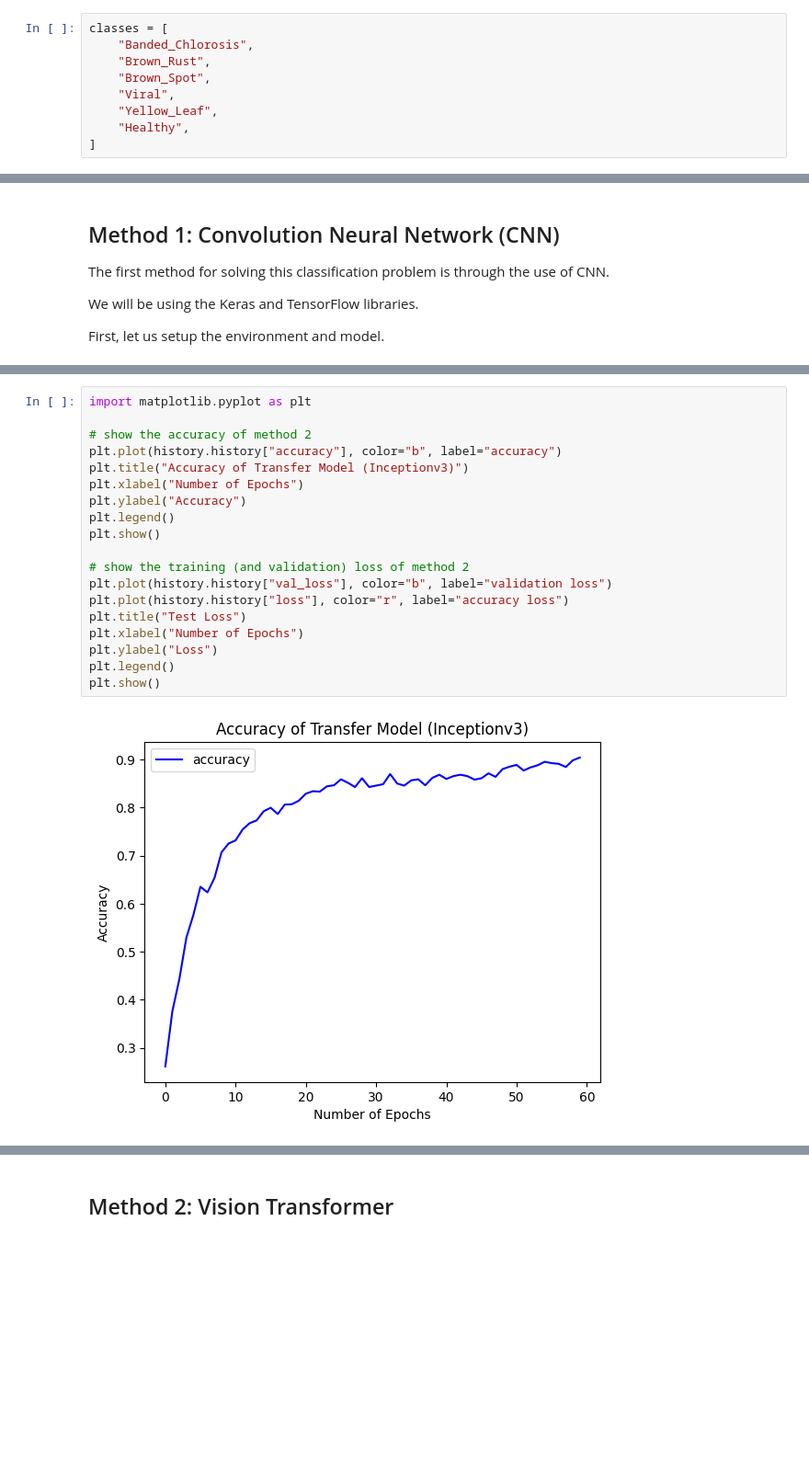
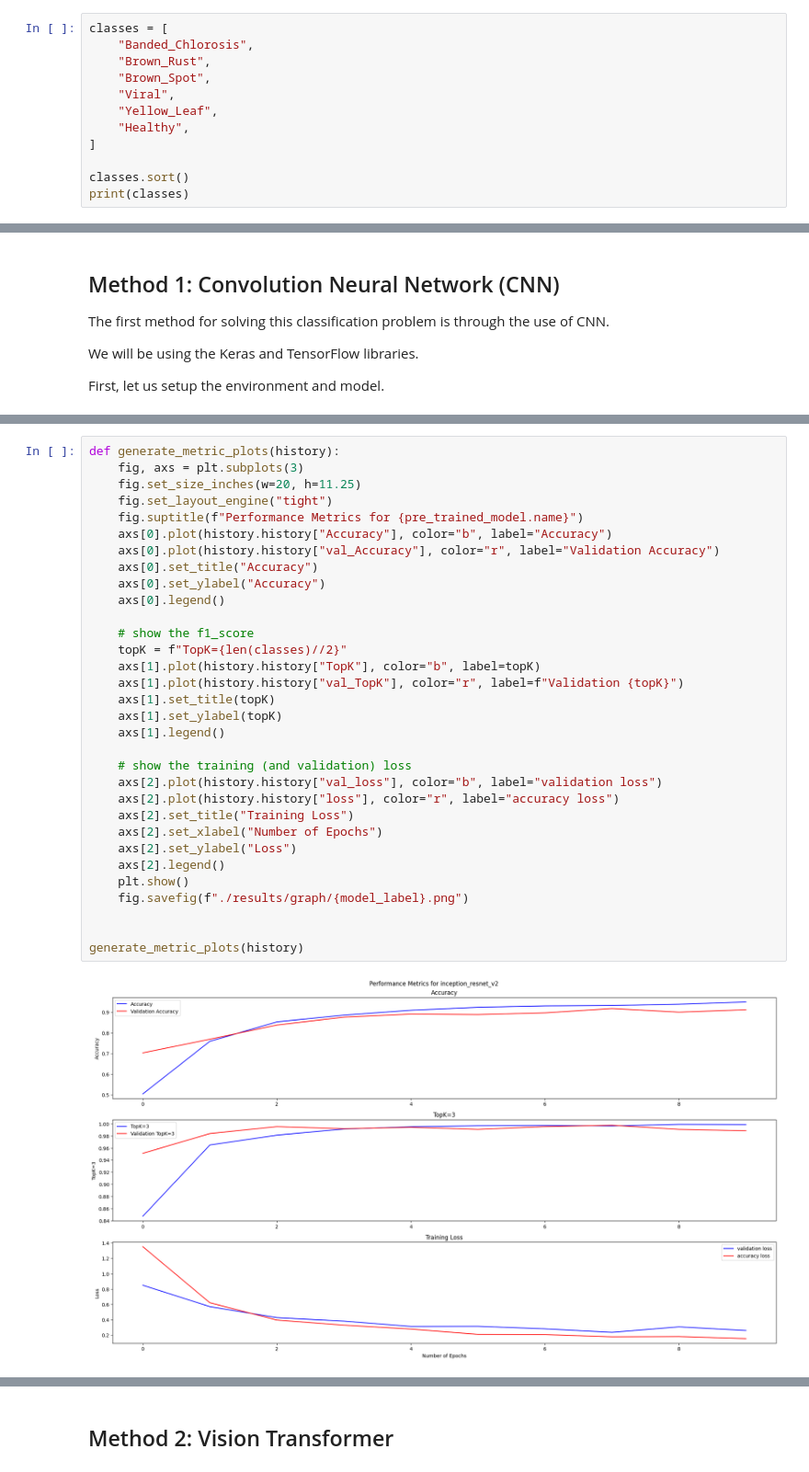
Before and after one commit to ktrin-u/KEY-Sugarcane-Image-Classifier, a Jupyter notebook: model_training.ipynb, the cells around one changed output, grey strips where cells are left out. Shown at 92% size. Cells and saved outputs as stored; diff of their text form; blank space fills up the shorter version.

```diff
--- a/model_training.ipynb
+++ b/model_training.ipynb
@@ -13,3 +13,6 @@ classes = [
     "Yellow_Leaf",
     "Healthy",
 ]
+
+classes.sort()
+print(classes)
@@ -250,21 +240,34 @@ Epoch 60/60
 # %%
-import matplotlib.pyplot as plt
+def generate_metric_plots(history):
+    fig, axs = plt.subplots(3)
+    fig.set_size_inches(w=20, h=11.25)
+    fig.set_layout_engine("tight")
+    fig.suptitle(f"Performance Metrics for {pre_trained_model.name}")
+    axs[0].plot(history.history["Accuracy"], color="b", label="Accuracy")
+    axs[0].plot(history.history["val_Accuracy"], color="r", label="Validation Accuracy")
+    axs[0].set_title("Accuracy")
+    axs[0].set_ylabel("Accuracy")
+    axs[0].legend()
 
-# show the accuracy of method 2
-plt.plot(history.history["accuracy"], color="b", label="accuracy")
-plt.title("Accuracy of Transfer Model (Inceptionv3)")
-plt.xlabel("Number of Epochs")
-plt.ylabel("Accuracy")
-plt.legend()
-plt.show()
+    # show the f1_score
+    topK = f"TopK={len(classes)//2}"
+    axs[1].plot(history.history["TopK"], color="b", label=topK)
+    axs[1].plot(history.history["val_TopK"], color="r", label=f"Validation {topK}")
+    axs[1].set_title(topK)
+    axs[1].set_ylabel(topK)
+    axs[1].legend()
 
-# show the training (and validation) loss of method 2
-plt.plot(history.history["val_loss"], color="b", label="validation loss")
-plt.plot(history.history["loss"], color="r", label="accuracy loss")
-plt.title("Test Loss")
-plt.xlabel("Number of Epochs")
-plt.ylabel("Loss")
-plt.legend()
-plt.show()
+    # show the training (and validation) loss
+    axs[2].plot(history.history["val_loss"], color="b", label="validation loss")
+    axs[2].plot(history.history["loss"], color="r", label="accuracy loss")
+    axs[2].set_title("Training Loss")
+    axs[2].set_xlabel("Number of Epochs")
+    axs[2].set_ylabel("Loss")
+    axs[2].legend()
+    plt.show()
+    fig.savefig(f"./results/graph/{model_label}.png")
+
+
+generate_metric_plots(history)
 # %% [output]
-[figure, old version]
+[figure, new version]
```
Also changed, not shown: parts of 8 cells of this notebook.
